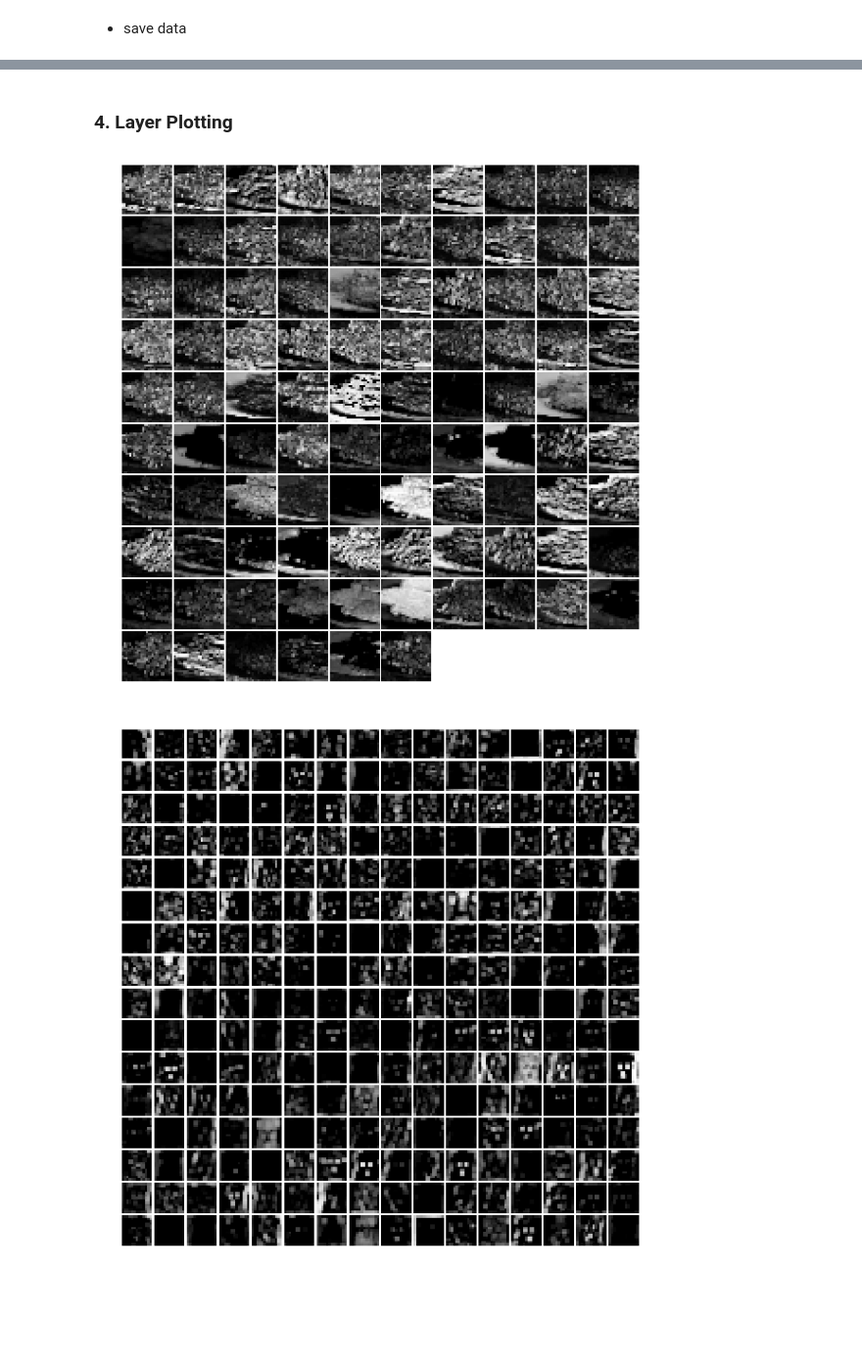
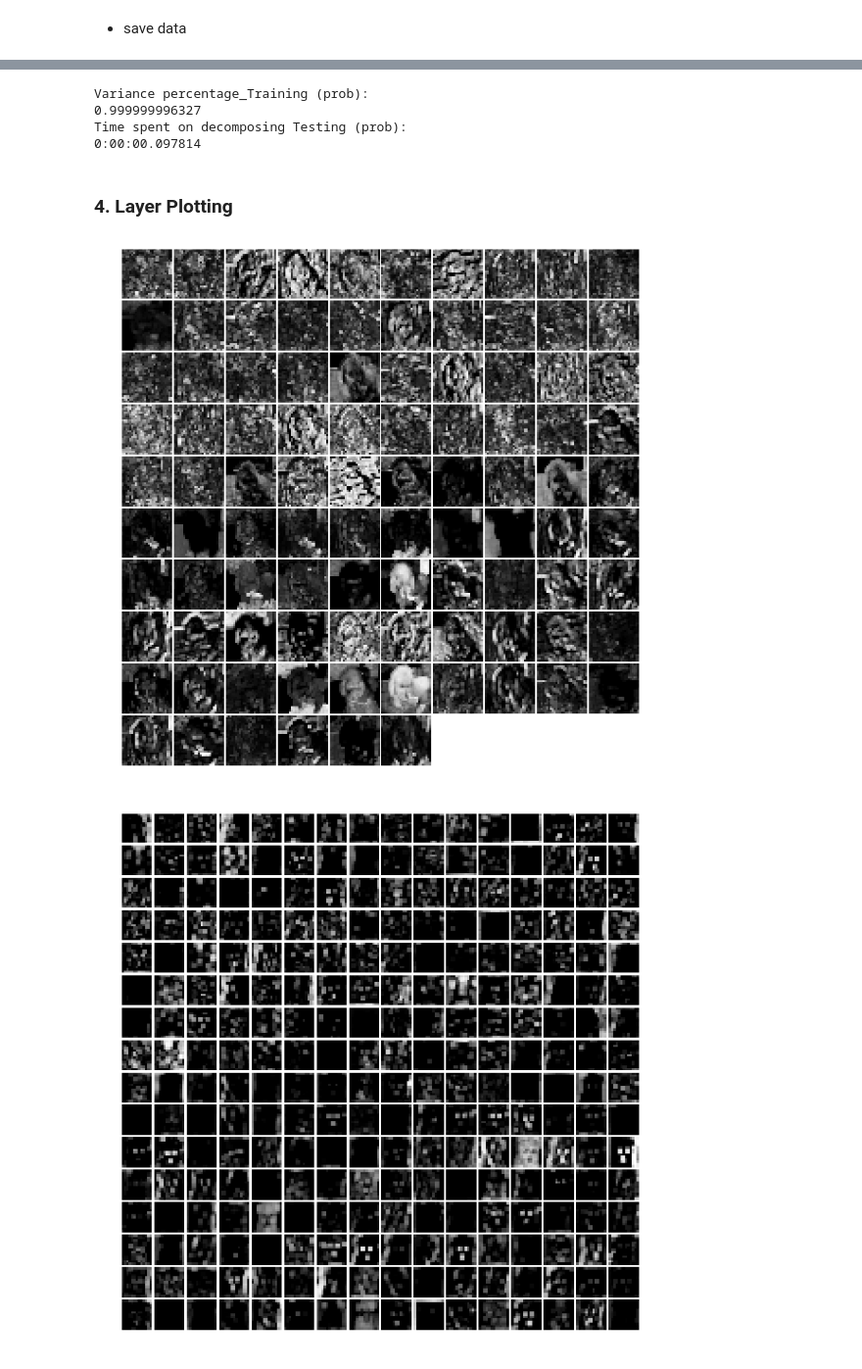
Before and after one commit to LlilyJiang/Fall2016-proj3-grp12, a Jupyter notebook: lib/Caffe_Features/Feature_Extraction.ipynb, the cells around one changed output, grey strips where cells are left out. Shown: that part at 98% size. Drawn from its saved outputs; the diff is of its cells as text; code cells hidden in the pictures; blank space fills up the shorter version.

```diff
--- a/lib/Caffe_Features/Feature_Extraction.ipynb
+++ b/lib/Caffe_Features/Feature_Extraction.ipynb
@@ -104,6 +109,7 @@ net.blobs['data'].reshape(1,        # batch size
 from os import listdir
 from os.path import isfile, join
 name_list = [f for f in listdir(inputpath) if isfile(join(inputpath, f)) and f.endswith('.jpg')]
+name_list_test = [f for f in listdir(inputpath_test) if isfile(join(inputpath_test, f)) and f.endswith('.jpg')]
 # %% [markdown]
 * Layer norm1 dimensions: (1, 96, 27, 27) [69984 values]
 # %%
@@ -124,16 +153,19 @@ Feature extraction finished.
 # %% [markdown]
 * Layer norm2 dimensions: (1, 256, 13, 13) [43264 values]
 # %%
+a = datetime.datetime.now()
 i = 0
 image = caffe.io.load_image(str(inputpath + name_list[i]))
 net.blobs['data'].data[...] = transformer.preprocess('data', image)
 net.forward()
 feature2 = np.reshape(net.blobs['norm2'].data[0], 43264, order='C')
 for name in name_list[1:]:
-    image = caffe.io.load_image(str(input + name_list[i]))
+    image = caffe.io.load_image(str(inputpath + name_list[i]))
     net.blobs['data'].data[...] = transformer.preprocess('data', image)
     net.forward()
     feature2 = np.vstack([feature2,np.reshape(net.blobs['norm2'].data[0], 43264, order='C')])
     i += 1
+b = datetime.datetime.now()
+print(b-a)
 print('Feature extraction finished.')
 # %% [output]
@@ -259,0 +454,16 @@ Feature extraction finished.
+# %%
+a = datetime.datetime.now()
+i = 0
+image = caffe.io.load_image(str(inputpath_test + name_list_test[i]))
+net.blobs['data'].data[...] = transformer.preprocess('data', image)
+net.forward()
+feature9_test = np.reshape(net.blobs['fc8'].data[0], 1000, order='C')
+for name in name_list_test[1:]:
+    image = caffe.io.load_image(str(inputpath_test + name_list_test[i]))
+    net.blobs['data'].data[...] = transformer.preprocess('data', image)
+    net.forward()
+    feature9_test = np.vstack([feature9_test,np.reshape(net.blobs['fc8'].data[0], 1000, order='C')])
+    i += 1
+b = datetime.datetime.now()
+print('Feature extraction finished.')
+print(b-a)
@@ -276 +493,17 @@ print('Feature extraction finished.')
 Feature extraction finished.
+# %%
+a = datetime.datetime.now()
+i = 0
+image = caffe.io.load_image(str(inputpath_test + name_list_test[i]))
+net.blobs['data'].data[...] = transformer.preprocess('data', image)
+net.forward()
+feature10_test = np.reshape(net.blobs['prob'].data[0], 1000, order='C')
+for name in name_list_test[1:]:
+    image = caffe.io.load_image(str(inputpath_test + name_list_test[i]))
+    net.blobs['data'].data[...] = transformer.preprocess('data', image)
+    net.forward()
+    feature10_test = np.vstack([feature10_test,np.reshape(net.blobs['prob'].data[0], 1000, order='C')])
+    i += 1
+b = datetime.datetime.now()
+print(b-a)
+print('Feature extraction finished.')
@@ -301,3 +728,23 @@ pd.DataFrame(data_prob).to_csv(outputpath + 'data_prob.csv')
+# %%
+data_prob = pd.DataFrame(data_prob).drop(0, axis=1)
+test_prob = pd.DataFrame(test_prob).drop(0, axis=1)
+
+pca = PCA(n_components=900)
+pca.fit(data_prob)
+print("Variance percentage_Training (prob):" )
+print(pca.explained_variance_ratio_.sum())
+starttime = datetime.datetime.now()
+test_prob_pca = pca.transform(test_prob)
+endtime = datetime.datetime.now()
+print("Time spent on decomposing Testing (prob):" )
+print(endtime-starttime)
+
+pd.DataFrame(test_prob_pca).to_csv(outputpath + 'test_prob_pca.csv')
+# %% [output]
+Variance percentage_Training (prob):
+0.999999996327
+Time spent on decomposing Testing (prob):
+0:00:00.097814
 # %% [markdown]
 ### 4. Layer Plotting
 # %%
@@ -321,16 +768,16 @@ def vis_square(data):
 
     plt.imshow(data); plt.axis('off')
 # %%
-image1 = caffe.io.load_image(inputpath + "chicken_0107.jpg")
+image1 = caffe.io.load_image(inputpath + "dog_0999.jpg")
 # dog: 593, 945, 39, 56, 179; chicken: 37, 101,107, 114
 
 net.blobs['data'].data[...] = transformer.preprocess('data', image1)
 net.forward()
 feature_test_norm1 = np.array(net.blobs['norm1'].data[0])
 filters = net.blobs['norm1'].data[0]
 vis_square(filters)
 # %% [output]
-[figure, old version]
+[figure, new version]
 # %%
 image2 = caffe.io.load_image(inputpath + "dog_0179.jpg")
 # dog: 593, 945, 39, 56, 179; chicken: 37, 101,107, 114
```
Also changed, not shown: parts of 39 cells of this notebook, 1 other file.
